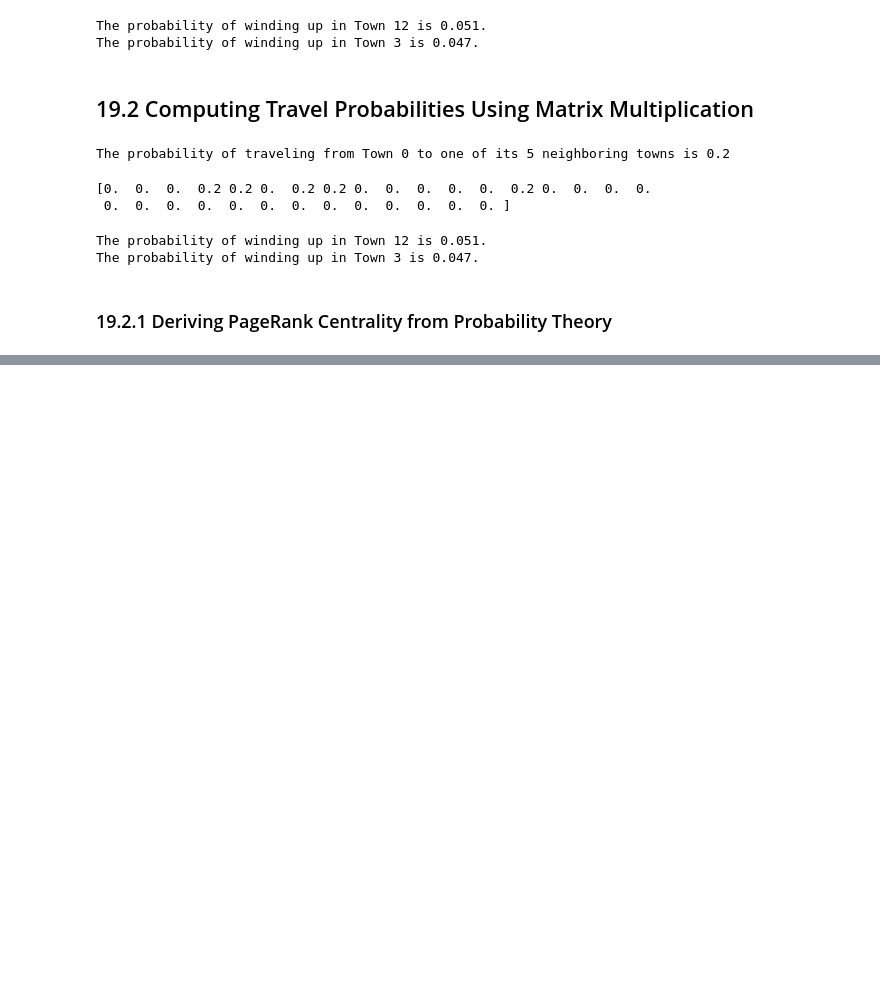
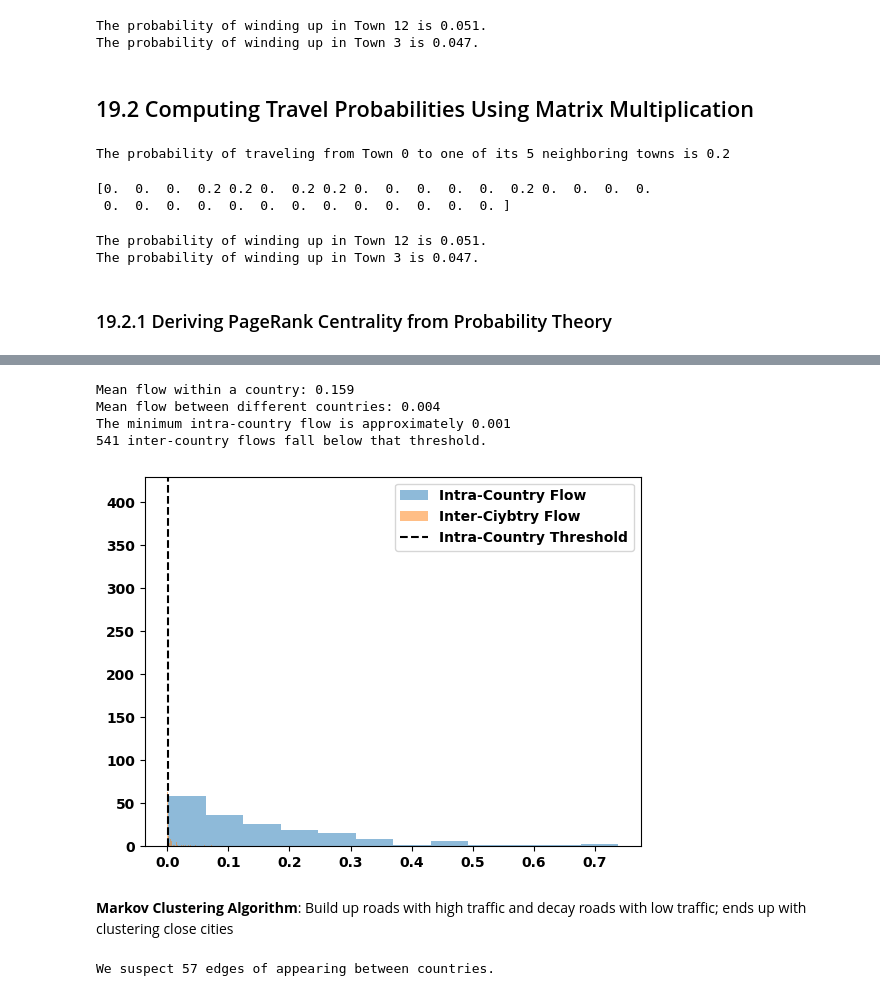
Before and after one commit to IanSinColorado/DataScienceBootcamp, a Jupyter notebook: Chapter19.ipynb, the cells around one changed output, grey strips where cells are left out. Saved outputs shown, nothing was run; the diff lists cells and outputs as text; code cells hidden in the pictures; blank space fills up the shorter version.

```diff
--- a/Chapter19.ipynb
+++ b/Chapter19.ipynb
@@ -190,0 +195,10 @@ The probability of winding up in Town 3 is 0.047.
+# %%
+# Computing travel likelihoods of random routes leading to Town 0
+for i in range(31):
+    prob = transition_matrix[0][i] / 31
+    if not prob:
+        continue
+
+    print(f"Probability of starting in Town {i} and driving to Town 0 is {prob:.4f}")
+
+print("\nAll remaining transition probabilities are 0.0")
@@ -190,0 +416,12 @@ The probability of winding up in Town 3 is 0.047.
+# %%
+# Inflating the product of flow_matrix with itself
+flow_matrix = inflate(flow_matrix @ flow_matrix)
+compare_flow_distributions()
+# %% [output]
+Mean flow within a country: 0.159
+Mean flow between different countries: 0.004
+The minimum intra-country flow is approximately 0.001
+541 inter-country flows fall below that threshold.
+[figure, added]
+# %% [markdown]
+**Markov Clustering Algorithm**: Build up roads with high traffic and decay roads with low traffic; ends up with clustering close cities
@@ -190,0 +432,7 @@ The probability of winding up in Town 3 is 0.047.
+# %%
+# Selecting suspected inter-country edges
+suspected_inter_country = [(i,j) for (i,j) in G.edges() if not (flow_matrix[i][j] or flow_matrix[j][i])]
+num_suspected = len(suspected_inter_country)
+print(f"We suspect {num_suspected} edges of appearing between countries.")
+# %% [output]
+We suspect 57 edges of appearing between countries.
```
Also changed, not shown: parts of 35 cells of this notebook.
